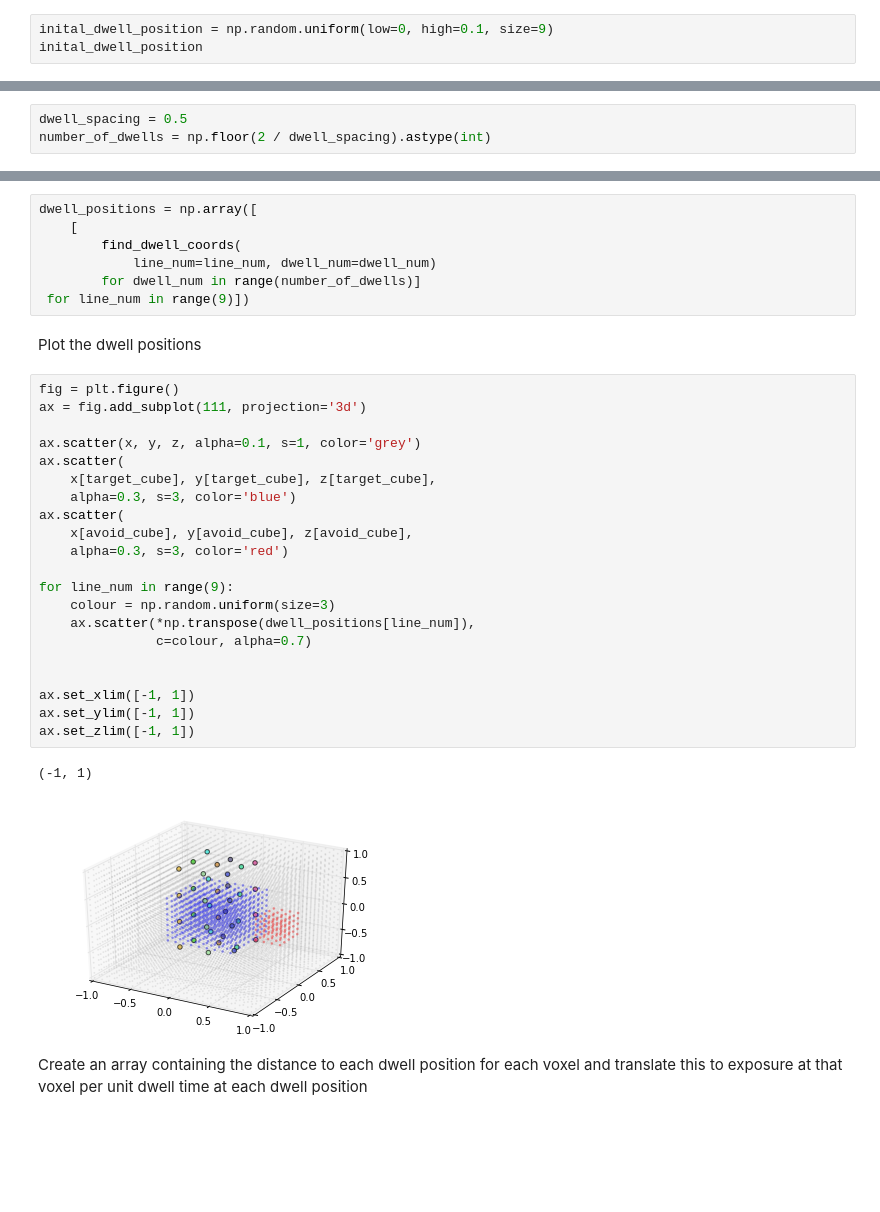
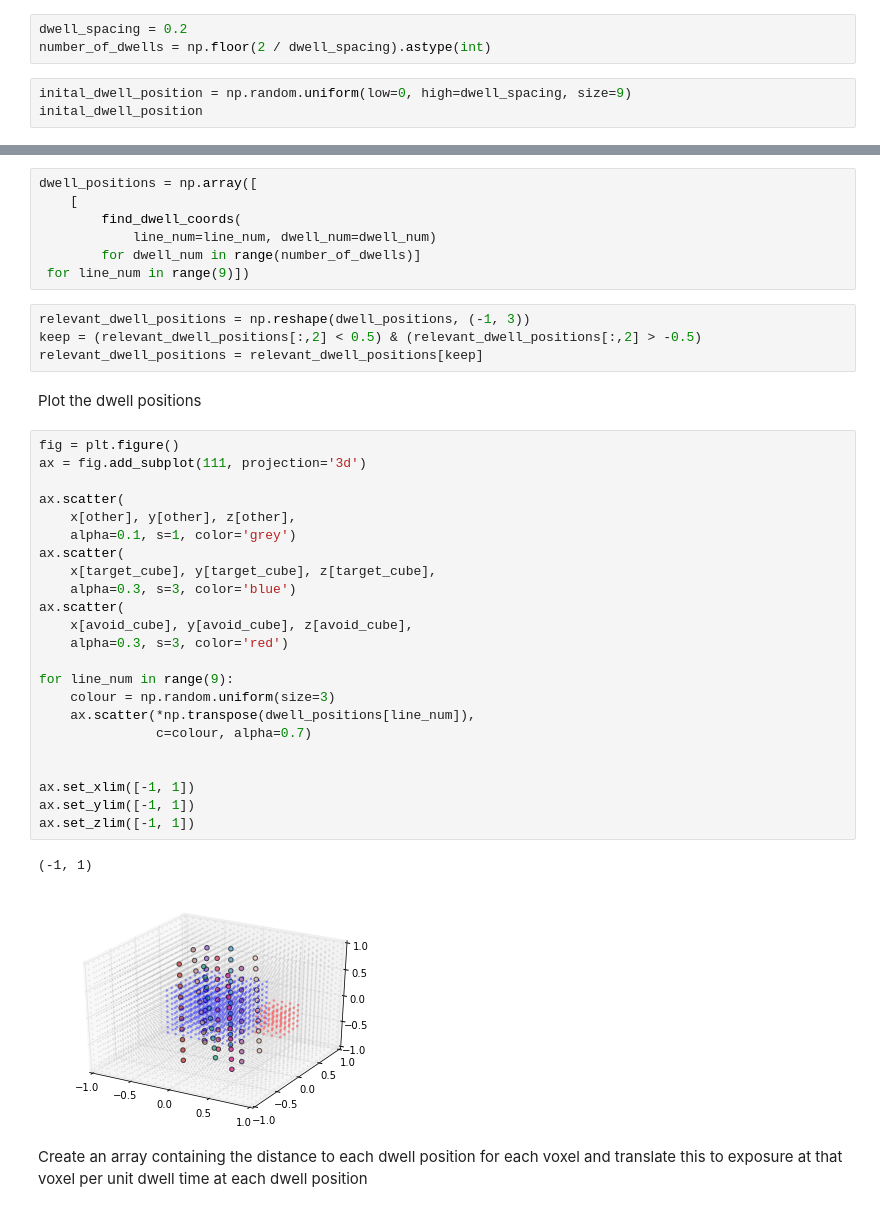
Before and after one commit to SimonBiggs/poc-brachyoptimisation, a Jupyter notebook: Proof of concept-Copy1.ipynb, the cells around one changed output, grey strips where cells are left out. Cells and saved outputs as stored; diff of their text form; blank space fills up the shorter version.

Commit message:
a few more dwell positions

```diff
--- a/Proof of concept-Copy1.ipynb
+++ b/Proof of concept-Copy1.ipynb
@@ -126,7 +130,10 @@ def find_distance_coords(line_num=None, distance=None):
     return coords
 # %% [markdown]
 Pick dwell positons 0.1 units apart starting at a random position along the line
+# %%
+dwell_spacing = 0.2
+number_of_dwells = np.floor(2 / dwell_spacing).astype(int)
 # %%
-inital_dwell_position = np.random.uniform(low=0, high=0.1, size=9)
+inital_dwell_position = np.random.uniform(low=0, high=dwell_spacing, size=9)
 inital_dwell_position
 # %% [output]
@@ -135,6 +142,3 @@ array([ 0.07719244,  0.08661901,  0.01347182,  0.08245308,  0.05681585,
-# %%
-dwell_spacing = 0.5
-number_of_dwells = np.floor(2 / dwell_spacing).astype(int)
 # %%
 def find_dwell_coords(line_num=None, dwell_num=None):
     distance = inital_dwell_position[line_num] + dwell_num * dwell_spacing
@@ -150,32 +154,38 @@ dwell_positions = np.array([
             line_num=line_num, dwell_num=dwell_num)
         for dwell_num in range(number_of_dwells)]
  for line_num in range(9)])
+# %%
+relevant_dwell_positions = np.reshape(dwell_positions, (-1, 3))
+keep = (relevant_dwell_positions[:,2] < 0.5) & (relevant_dwell_positions[:,2] > -0.5)
+relevant_dwell_positions = relevant_dwell_positions[keep]
 # %% [markdown]
 Plot the dwell positions
 # %%
 fig = plt.figure()
 ax = fig.add_subplot(111, projection='3d')
 
-ax.scatter(x, y, z, alpha=0.1, s=1, color='grey')
+ax.scatter(
+    x[other], y[other], z[other],
+    alpha=0.1, s=1, color='grey')
 ax.scatter(
     x[target_cube], y[target_cube], z[target_cube],
     alpha=0.3, s=3, color='blue')
 ax.scatter(
     x[avoid_cube], y[avoid_cube], z[avoid_cube],
     alpha=0.3, s=3, color='red')
 
 for line_num in range(9):
     colour = np.random.uniform(size=3)
     ax.scatter(*np.transpose(dwell_positions[line_num]),
                c=colour, alpha=0.7)
 
 
 ax.set_xlim([-1, 1])
 ax.set_ylim([-1, 1])
 ax.set_zlim([-1, 1])
 # %% [output]
 (-1, 1)
-[figure, old version]
+[figure, new version]
 # %% [markdown]
 Create an array containing the distance to each dwell position for each voxel and translate this to exposure at that voxel per unit dwell time at each dwell position
 # %%
```
Also changed, not shown: parts of 18 cells of this notebook, 1 other file.
